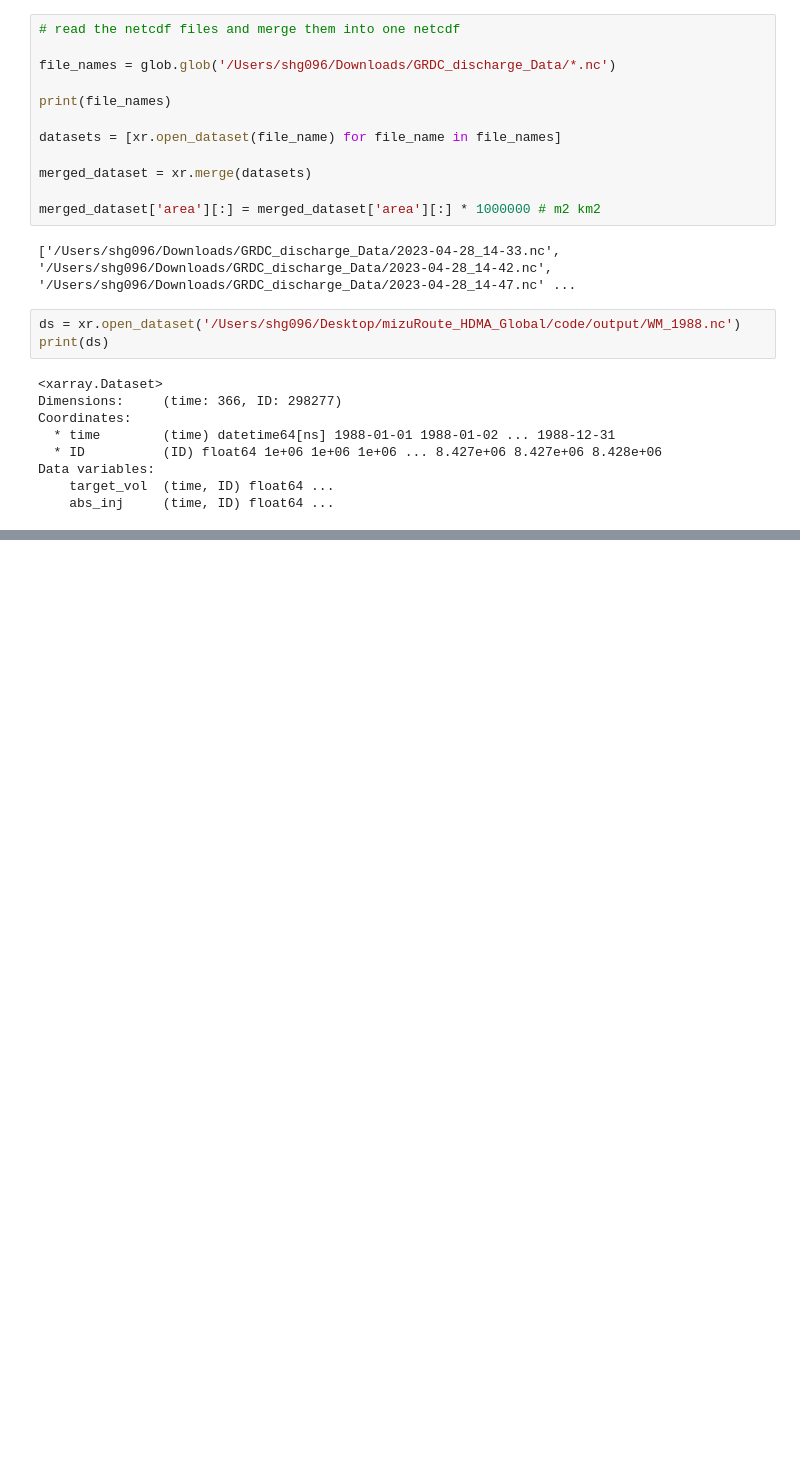
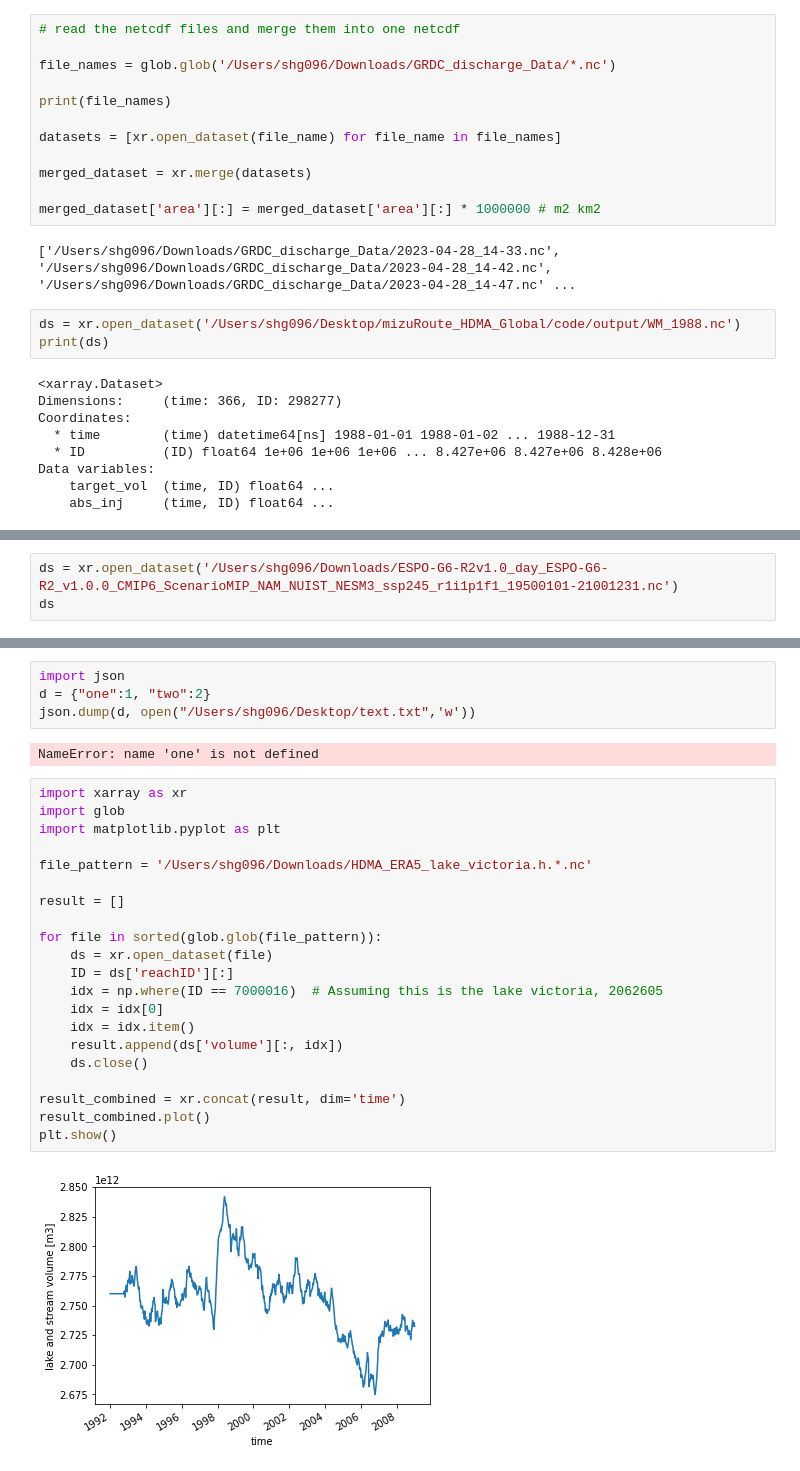
Before and after one commit to ShervanGharari/mizuRoute_HDMA_Global, a Jupyter notebook: code/Untitled3.ipynb, the cells around one changed output, grey strips where cells are left out. Cells and saved outputs as stored; diff of their text form; blank space fills up the shorter version.

```diff
--- a/code/Untitled3.ipynb
+++ b/code/Untitled3.ipynb
@@ -88,0 +168,3 @@ Data variables:
+# %%
+ds = xr.open_dataset('/Users/shg096/Downloads/ESPO-G6-R2v1.0_day_ESPO-G6-R2_v1.0.0_CMIP6_ScenarioMIP_NAM_NUIST_NESM3_ssp245_r1i1p1f1_19500101-21001231.nc')
+ds
@@ -88,0 +267,29 @@ Data variables:
+# %%
+import json
+d = {"one":1, "two":2}
+json.dump(d, open("/Users/shg096/Desktop/text.txt",'w'))
+# %% [output]
+NameError: name 'one' is not defined
+# %%
+import xarray as xr
+import glob
+import matplotlib.pyplot as plt
+
+file_pattern = '/Users/shg096/Downloads/HDMA_ERA5_lake_victoria.h.*.nc'
+
+result = []
+
+for file in sorted(glob.glob(file_pattern)):
+    ds = xr.open_dataset(file)
+    ID = ds['reachID'][:]
+    idx = np.where(ID == 7000016)  # Assuming this is the lake victoria, 2062605
+    idx = idx[0]
+    idx = idx.item()
+    result.append(ds['volume'][:, idx])
+    ds.close()
+
+result_combined = xr.concat(result, dim='time')
+result_combined.plot()
+plt.show()
+# %% [output]
+[figure, added]
```
Also changed, not shown: parts of 18 cells of this notebook, 2 other files.
